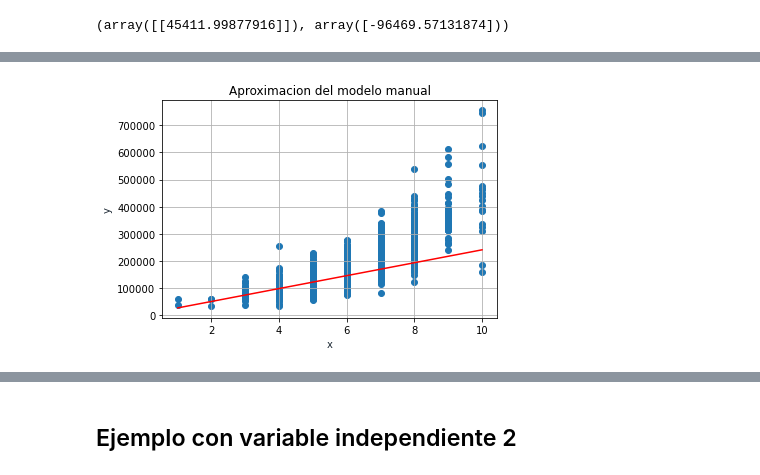
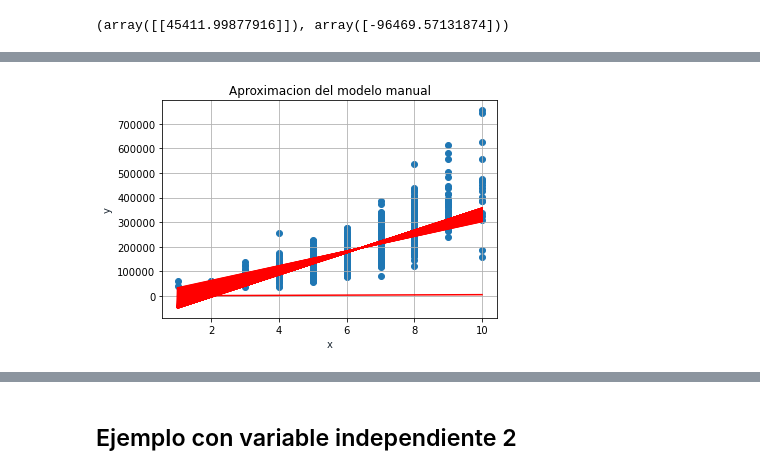
Before and after one commit to ojchavez/proyecto_final_OC, a Jupyter notebook: Proyecto_Final.ipynb, the cells around one changed output, grey strips where cells are left out. Cells and saved outputs as stored; diff of their text form; code cells hidden in the pictures.

```diff
--- a/Proyecto_Final.ipynb
+++ b/Proyecto_Final.ipynb
@@ -272,7 +265,7 @@ test1.vis_error(errores)
 # %%
-test1.vis_modelo(param,15000)
+test1.vis_modelo(param,1000)
 # %% [output]
-[figure, old version]
+[figure, new version]
 # %%
 a=np.array([[1],[2],[3],[4]])
 prueba = test1.predecir(a,test1.entrenar_mod_auto(),0)
```
Also changed, not shown: parts of 15 cells of this notebook.
